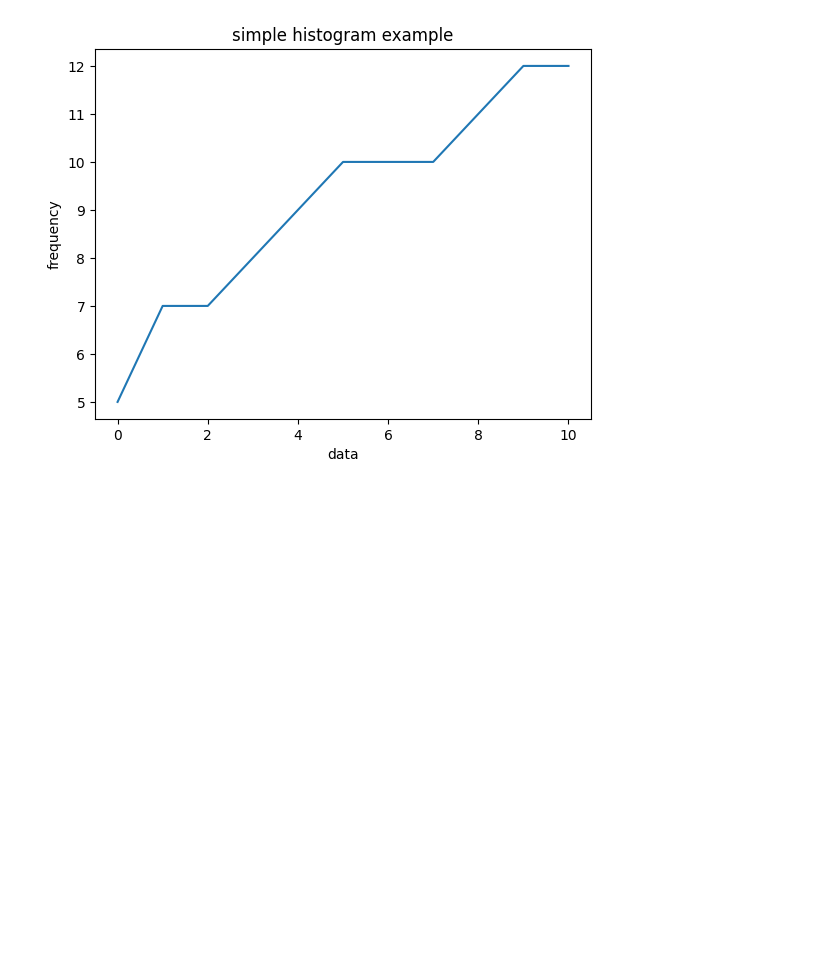
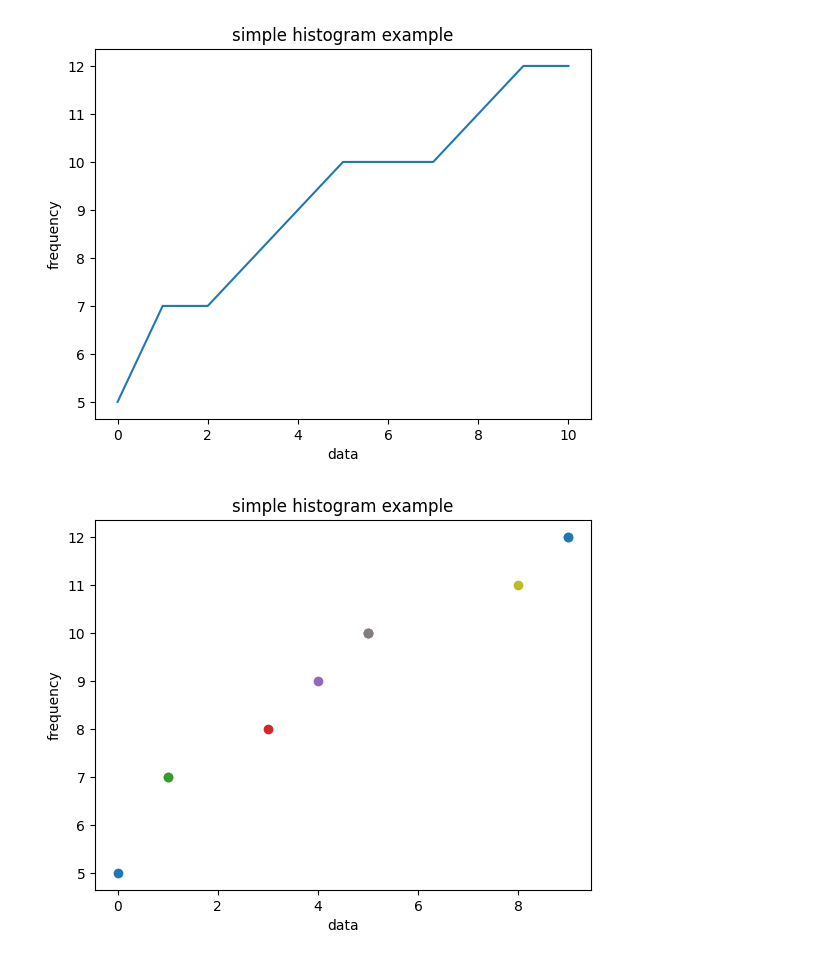
Before and after one commit to Aryanth003/ml_with_fflask, a Jupyter notebook: matpra.ipynb, the cells around one changed output. Drawn from its saved outputs; the diff is of its cells as text; code cells hidden in the pictures; blank space fills up the shorter version.

```diff
--- a/matpra.ipynb
+++ b/matpra.ipynb
@@ -24,3 +24,20 @@ plt.ylabel('frequency')
 plt.show()
 # %% [output]
 [figure]
+# %%
+data=[5,7,7,8,9,10,10,10,11,12,12]
+for i in data:
+    plt.plot(data.index(i),i,'o')
+
+plt.title('simple histogram example')
+plt.xlabel('data')
+plt.ylabel('frequency')
+plt.show()
+# plt.hist(data,bins=len(set(data))+1,edgecolor='green',color='yellow')
+
+# plt.title('simple histogram example')
+# plt.xlabel('data')
+# plt.ylabel('frequency')
+# plt.show()
+# %% [output]
+[figure, added]
```
